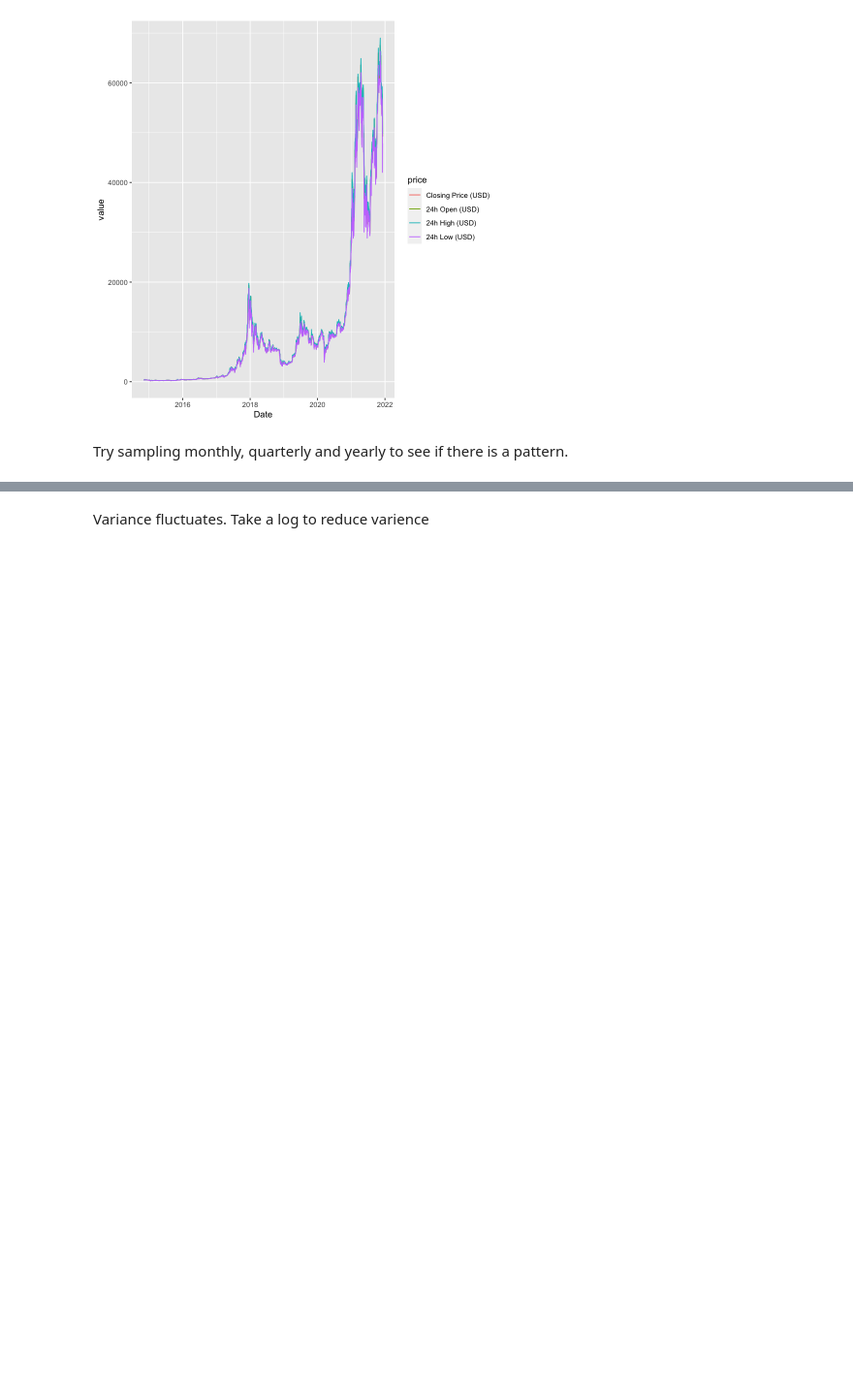
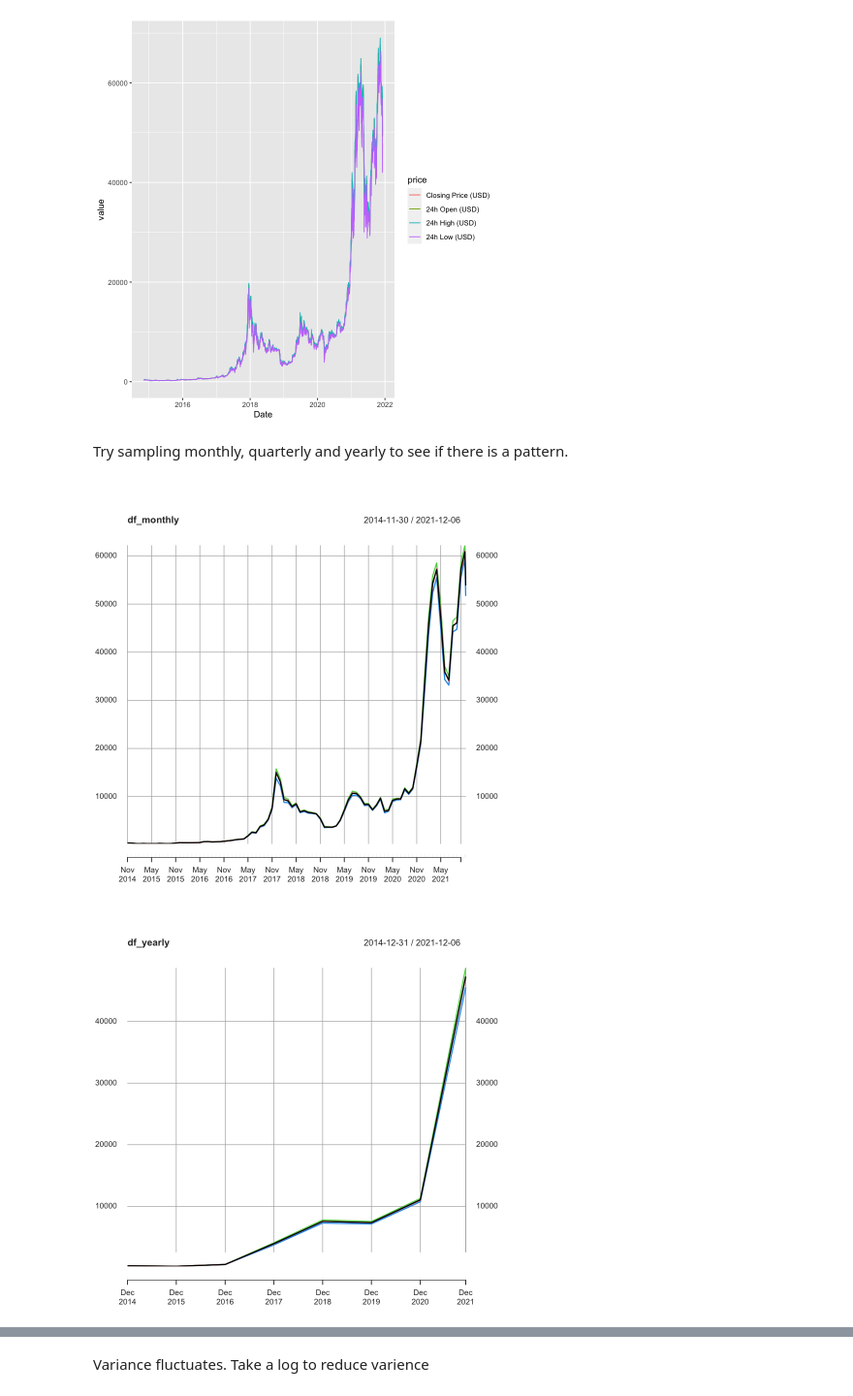
Before and after one commit to touchmebb/Projects, a Jupyter notebook: Bitcoin price prediction/Bitcoin price prediction with ARIMA.ipynb, the cells around one changed output, grey strips where cells are left out. Shown: that part at 97% size. Drawn from its saved outputs; the diff is of its cells as text; code cells hidden in the pictures; blank space fills up the shorter version.

```diff
--- a/Bitcoin price prediction/Bitcoin price prediction with ARIMA.ipynb
+++ b/Bitcoin price prediction/Bitcoin price prediction with ARIMA.ipynb
@@ -53,8 +35,8 @@ A tibble: 6 × 6
 # %%
 # transform table to long form
 library(reshape2)
-df2 <- subset(df, select = - Currency)
-df2 <- melt(df2, id.vars = "Date", variable.name = "price")
+df <- subset(df, select = - Currency)
+df2 <- melt(df, id.vars = "Date", variable.name = "price")
 
 # plot price
 library(ggplot2)
@@ -70,3 +46,27 @@ The following object is masked from ‘package:tidyr’:
 [figure]
 # %% [markdown]
 Try sampling monthly, quarterly and yearly to see if there is a pattern.
+# %%
+# use the xts library (time series)
+library(xts)
+
+# turn the data to a xts object
+df_xts <- xts(df[, -1], order.by = df$Date)
+
+# plot
+#par(mfrow=c(1, 3))
+
+# monlthy
+df_monthly <- apply.monthly(df_xts, mean)
+plot(df_monthly)
+
+# yearly
+df_yearly <- apply.yearly(df_xts, mean)
+plot(df_yearly)
+
+# quad yearly
+df_quaderly <- apply.quarterly(df_xts, mean)
+plot(df_quaderly)
+# %% [output]
+[figure, added]
+[figure, added]
```
Also changed, not shown: parts of 3 cells of this notebook, 1 other file.
